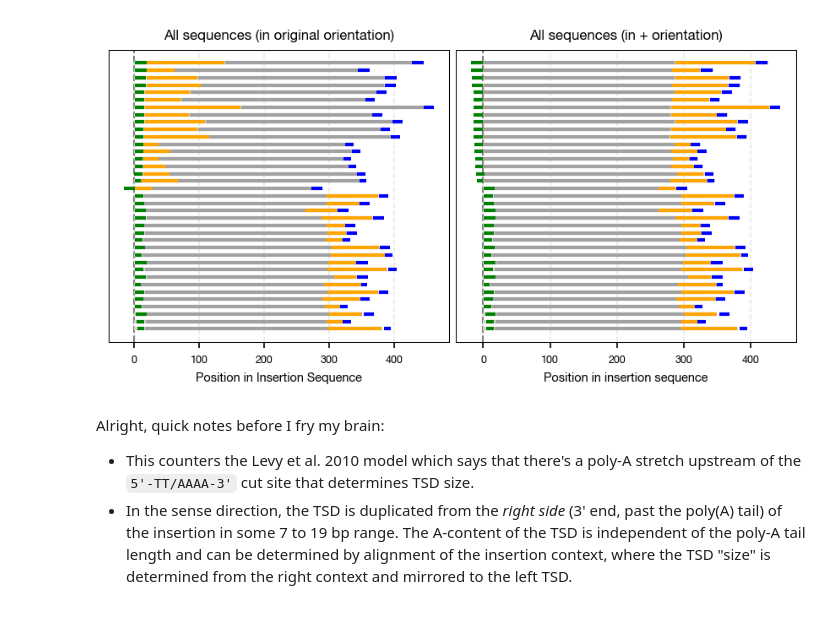
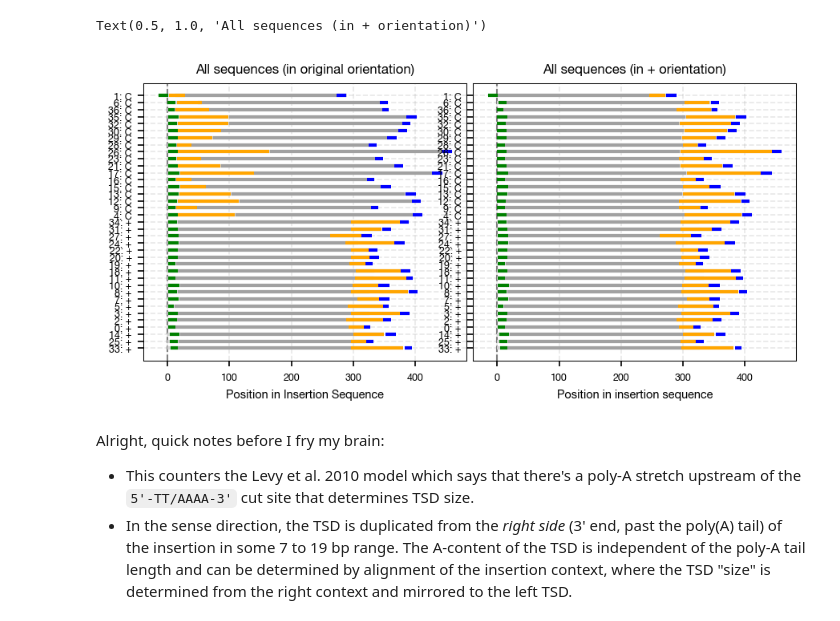
Before and after one commit to sudmantlab/vesper, a Jupyter notebook: notebooks/confidence.ipynb, the cells around one changed output. Drawn from its saved outputs; the diff is of its cells as text; code cells hidden in the pictures.

```diff
--- a/notebooks/confidence.ipynb
+++ b/notebooks/confidence.ipynb
@@ -94,7 +94,7 @@ all_variants = create_test_dataset(all_variants, Path(f"/Users/stacy/sudmant/ves
 # %%
 # load dev data
 
-save_data = True
+save_data = False
 
 all_variants = load_test_dataset(Path("/Users/stacy/sudmant/vesper/notebooks/files/all_variants.pkl"))
 alu_contexts_df = pd.read_csv(f"{supp_table_dir}/alu_features.csv")
@@ -160,8 +160,8 @@ def create_alu_context_entry(breakpoint, alu_info):
         'ins_repeat_start': alu_info['repeat_start'],
         'ins_repeat_end': alu_info['repeat_end'],
         'ins_repeat_remaining': alu_info['repeat_remaining'],
-        'ins_start_in_read': breakpoint.tsd[5][0],
-        'ins_end_in_read': breakpoint.tsd[5][1]
+        'ins_start_in_read': breakpoint.read_ins_coords[0],
+        'ins_end_in_read': breakpoint.read_ins_coords[1]
     }
 
 alu_contexts = []
@@ -210,19 +210,25 @@ for idx, row in viz_df.iterrows():
     if row['original_strand'] == 'C':
         seq_len = row['ins_seq_length']
 
+        # adjust flipped offset for TSD length as necessary
+        if row['left_tsd_start'] >= 0:
+            tsd_adjust = row['tsd_length']
+        else:
+            tsd_adjust = -row['tsd_length']
+
         # flip query/alu match coords
-        viz_df.loc[idx, 'viz_ins_query_start'] = seq_len - row['ins_query_end']
-        viz_df.loc[idx, 'viz_ins_query_end'] = seq_len - row['ins_query_start']
+        viz_df.loc[idx, 'viz_ins_query_start'] = seq_len - row['ins_query_end'] + tsd_adjust
+        viz_df.loc[idx, 'viz_ins_query_end'] = seq_len - row['ins_query_start'] + tsd_adjust
 
         # flip Poly(A) coords
-        viz_df.loc[idx, 'viz_poly_a_tail_start'] = seq_len - row['poly_a_tail_end']
-        viz_df.loc[idx, 'viz_poly_a_tail_end'] = seq_len - row['poly_a_tail_start']
+        viz_df.loc[idx, 'viz_poly_a_tail_start'] = seq_len - row['poly_a_tail_end'] + tsd_adjust
+        viz_df.loc[idx, 'viz_poly_a_tail_end'] = seq_len - row['poly_a_tail_start'] + tsd_adjust
 
         # flip + swap (left <-> right) TSD coords
-        viz_df.loc[idx, 'viz_left_tsd_start'] = seq_len - row['right_tsd_end']
-        viz_df.loc[idx, 'viz_left_tsd_end'] = seq_len - row['right_tsd_start']
-        viz_df.loc[idx, 'viz_right_tsd_start'] = seq_len - row['left_tsd_end']
-        viz_df.loc[idx, 'viz_right_tsd_end'] = seq_len - row['left_tsd_start']
+        viz_df.loc[idx, 'viz_left_tsd_start'] = seq_len - row['right_tsd_end'] + tsd_adjust
+        viz_df.loc[idx, 'viz_left_tsd_end'] = seq_len - row['right_tsd_start'] + tsd_adjust
+        viz_df.loc[idx, 'viz_right_tsd_start'] = seq_len - row['left_tsd_end'] + tsd_adjust
+        viz_df.loc[idx, 'viz_right_tsd_end'] = seq_len - row['left_tsd_start'] + tsd_adjust
 
     else:
         viz_df.loc[idx, 'viz_ins_query_start'] = row['ins_query_start']
@@ -234,8 +240,7 @@ for idx, row in viz_df.iterrows():
         viz_df.loc[idx, 'viz_right_tsd_start'] = row['right_tsd_start']
         viz_df.loc[idx, 'viz_right_tsd_end'] = row['right_tsd_end']
 
-sorted_viz_df = viz_df.sort_values(['viz_left_tsd_start', 'original_strand'],
-                                   ascending=[False, True])
+sorted_viz_df = viz_df.sort_values(['original_strand', 'left_tsd_start'], ascending = [True, False])
 original_df = original_df.loc[sorted_viz_df.index] # make comparable
 
 fig, ax = plt.subplots(1, 2, figsize=(DOUBLE_COL_WIDTH, 3), gridspec_kw={'wspace': 0.02})
@@ -253,47 +258,41 @@ for i, (_, row) in enumerate(original_df.iterrows()):
               linewidth=2, color='green')
     ax[0].hlines(y=i, xmin=row.right_tsd_start, xmax=row.right_tsd_end,
               linewidth=2, color='blue')
 
 # Uncomment to show the strand labels
-# ax[0].set_yticks(range(len(original_df)))
-# ax[0].set_yticklabels([f"{row.original_strand}" for _, row in original_df.iterrows()])
+ax[0].set_yticks(range(len(original_df)))
+ax[0].set_yticklabels([f"{_}: {row.original_strand}" for _, row in sorted_viz_df.iterrows()])
 
-ax[0].set_yticks([])
+# ax[0].set_yticks([])
 ax[0].set_xlabel('Position in Insertion Sequence')
 ax[0].grid(True, alpha=0.3, linestyle='--')
 ax[0].set_title('All sequences (in original orientation)')
 
 ax[1].axvline(x=0, color='grey', linestyle='--')
 
 for i, (_, row) in enumerate(sorted_viz_df.iterrows()):
     ax[1].hlines(y=i, xmin=0, xmax=row.ins_seq_length,
               linewidth=2, color='lightgray')
     ax[1].hlines(y=i, xmin=row.viz_ins_query_start, xmax=row.viz_ins_query_end,
               linewidth=2, color='gray', alpha=0.6)
     ax[1].hlines(y=i, xmin=row.viz_poly_a_tail_start, xmax=row.viz_poly_a_tail_end,
               linewidth=2, color='orange')
     ax[1].hlines(y=i, xmin=row.viz_left_tsd_start, xmax=row.viz_left_tsd_end,
               linewidth=2, color='green')
     ax[1].hlines(y=i, xmin=row.viz_right_tsd_start, xmax=row.viz_right_tsd_end,
               linewidth=2, color='blue')
 
 # # Uncomment to show the strand labels
-# ax[1].set_yticks(range(len(sorted_viz_df)))
-# ax[1].set_yticklabels([f"{_}: {row.original_strand}" for _, row in sorted_viz_df.iterrows()])
+ax[1].set_yticks(range(len(sorted_viz_df)))
+ax[1].set_yticklabels([f"{_}: {row.original_strand}" for _, row in sorted_viz_df.iterrows()])
 
-ax[1].set_yticks([])
+# ax[1].set_yticks([])
 ax[1].set_xlabel('Position in insertion sequence')
 ax[1].grid(True, alpha=0.3, linestyle='--')
 ax[1].set_title('All sequences (in + orientation)')
-
-plt.savefig(f'{supp_dir}/alu_context_viz.png',
-            transparent = True,
-            dpi=300)
-plt.savefig(f'{supp_dir}/alu_context_viz.pdf',
-            bbox_inches = Bbox([[0.65,-0.2],[DOUBLE_COL_WIDTH-0.5, 3]]),
-            transparent = True)
 # %% [output]
+Text(0.5, 1.0, 'All sequences (in + orientation)')
-[figure, old version]
+[figure, new version]
 # %%
 # Process each Alu insertion and store in a dataframe
 context_analysis = pd.DataFrame({
```
Also changed, not shown: 1 other file.
